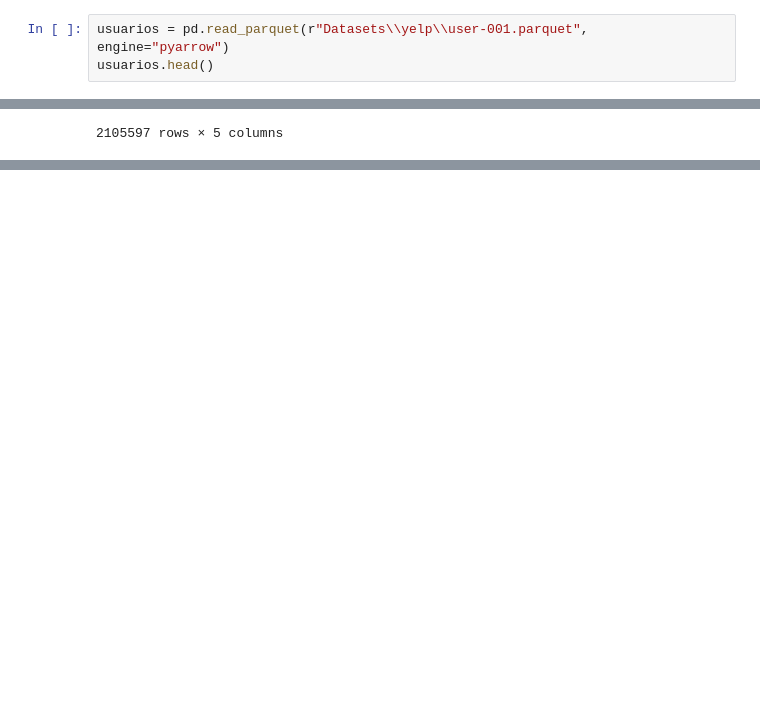
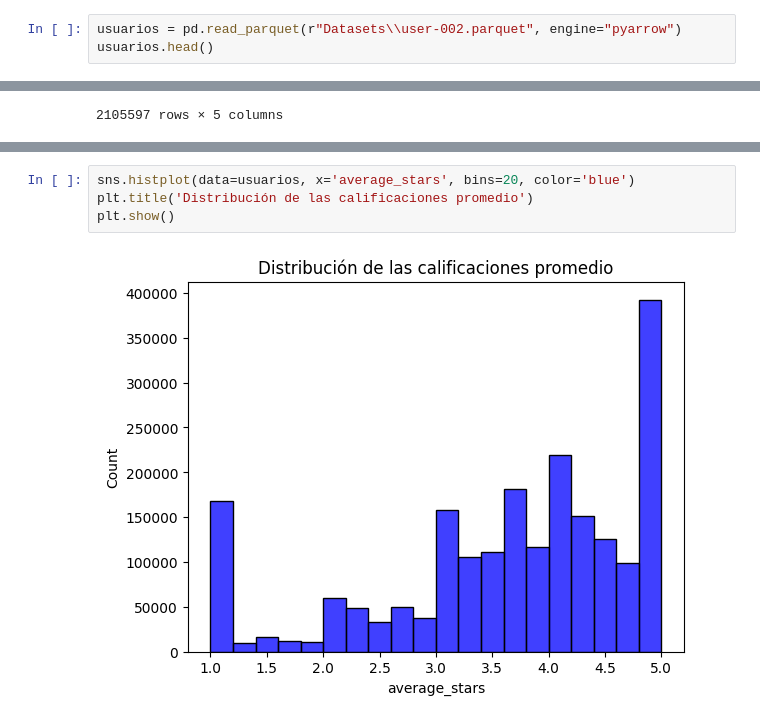
Before and after one commit to javierdichiachio/Proyecto_Final_Google_Yelp, a Jupyter notebook: ETL yelp checkin-tips-user.ipynb, the cells around one changed output, grey strips where cells are left out. Drawn from its saved outputs; the diff is of its cells as text; blank space fills up the shorter version.

```diff
--- a/ETL yelp checkin-tips-user.ipynb
+++ b/ETL yelp checkin-tips-user.ipynb
@@ -202,7 +205,7 @@ tips.head()
 # %% [markdown]
 ## Archivo user
 # %%
-usuarios = pd.read_parquet(r"Datasets\\yelp\\user-001.parquet", engine="pyarrow")
+usuarios = pd.read_parquet(r"Datasets\\user-002.parquet", engine="pyarrow")
 usuarios.head()
 # %% [output]
 |  | user_id | name | review_count | yelping_since | useful | funny | cool | elite | friends | fans | ... |
@@ -316,0 +337,6 @@ usuarios
+# %%
+sns.histplot(data=usuarios, x='average_stars', bins=20, color='blue')
+plt.title('Distribución de las calificaciones promedio')
+plt.show()
+# %% [output]
+[figure, added]
```
Also changed, not shown: parts of 8 cells of this notebook.
